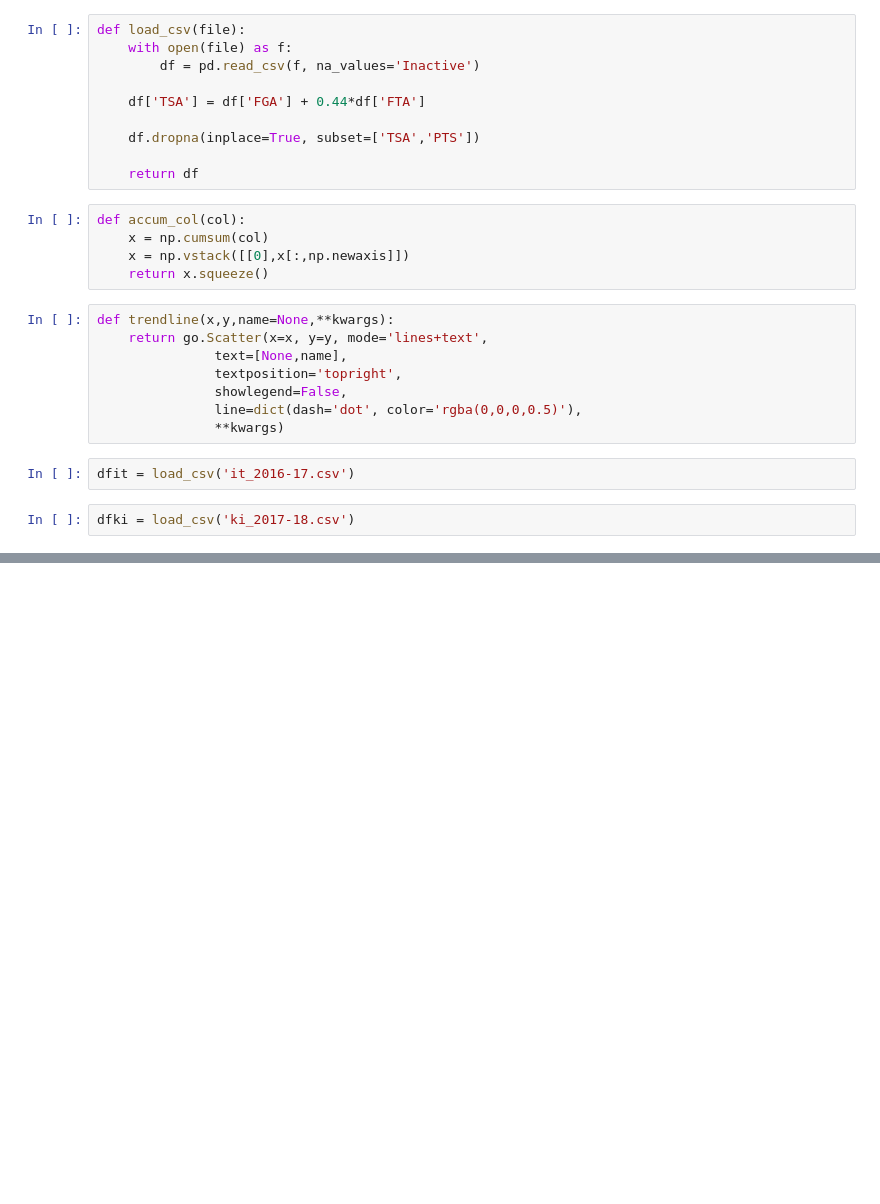
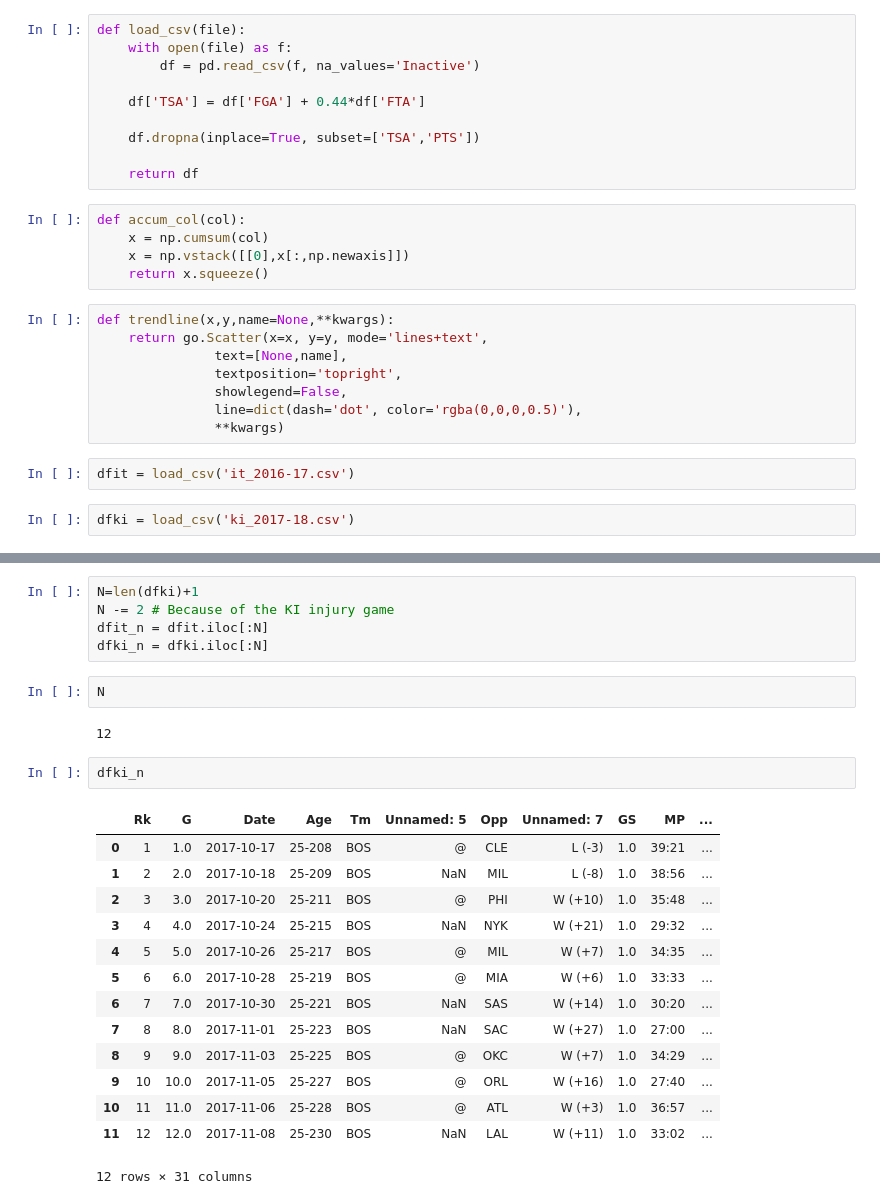
Before and after one commit to GrossmanJoshua/basketball, a Jupyter notebook: it_vs_ki_games/IT vs KI.ipynb, the cells around one changed output, grey strips where cells are left out. Drawn from its saved outputs; the diff is of its cells as text; blank space fills up the shorter version.

Commit message:
Updates to IT/KI games

```diff
--- a/it_vs_ki_games/IT vs KI.ipynb
+++ b/it_vs_ki_games/IT vs KI.ipynb
@@ -66 +68,27 @@ len(dfki)
+# %%
+N=len(dfki)+1
+N -= 2 # Because of the KI injury game
+dfit_n = dfit.iloc[:N]
+dfki_n = dfki.iloc[:N]
+# %%
+N
+# %% [output]
+12
+# %%
+dfki_n
+# %% [output]
+|  | Rk | G | Date | Age | Tm | Unnamed: 5 | Opp | Unnamed: 7 | GS | MP | ... |
+| 0 | 1 | 1.0 | 2017-10-17 | 25-208 | BOS | @ | CLE | L (-3) | 1.0 | 39:21 | ... |
+| 1 | 2 | 2.0 | 2017-10-18 | 25-209 | BOS | NaN | MIL | L (-8) | 1.0 | 38:56 | ... |
+| 2 | 3 | 3.0 | 2017-10-20 | 25-211 | BOS | @ | PHI | W (+10) | 1.0 | 35:48 | ... |
+| 3 | 4 | 4.0 | 2017-10-24 | 25-215 | BOS | NaN | NYK | W (+21) | 1.0 | 29:32 | ... |
+| 4 | 5 | 5.0 | 2017-10-26 | 25-217 | BOS | @ | MIL | W (+7) | 1.0 | 34:35 | ... |
+| 5 | 6 | 6.0 | 2017-10-28 | 25-219 | BOS | @ | MIA | W (+6) | 1.0 | 33:33 | ... |
+| 6 | 7 | 7.0 | 2017-10-30 | 25-221 | BOS | NaN | SAS | W (+14) | 1.0 | 30:20 | ... |
+| 7 | 8 | 8.0 | 2017-11-01 | 25-223 | BOS | NaN | SAC | W (+27) | 1.0 | 27:00 | ... |
+| 8 | 9 | 9.0 | 2017-11-03 | 25-225 | BOS | @ | OKC | W (+7) | 1.0 | 34:29 | ... |
+| 9 | 10 | 10.0 | 2017-11-05 | 25-227 | BOS | @ | ORL | W (+16) | 1.0 | 27:40 | ... |
+| 10 | 11 | 11.0 | 2017-11-06 | 25-228 | BOS | @ | ATL | W (+3) | 1.0 | 36:57 | ... |
+| 11 | 12 | 12.0 | 2017-11-08 | 25-230 | BOS | NaN | LAL | W (+11) | 1.0 | 33:02 | ... |
+12 rows × 31 columns
 # %%
```
Also changed, not shown: parts of 7 cells of this notebook, 2 other files.
